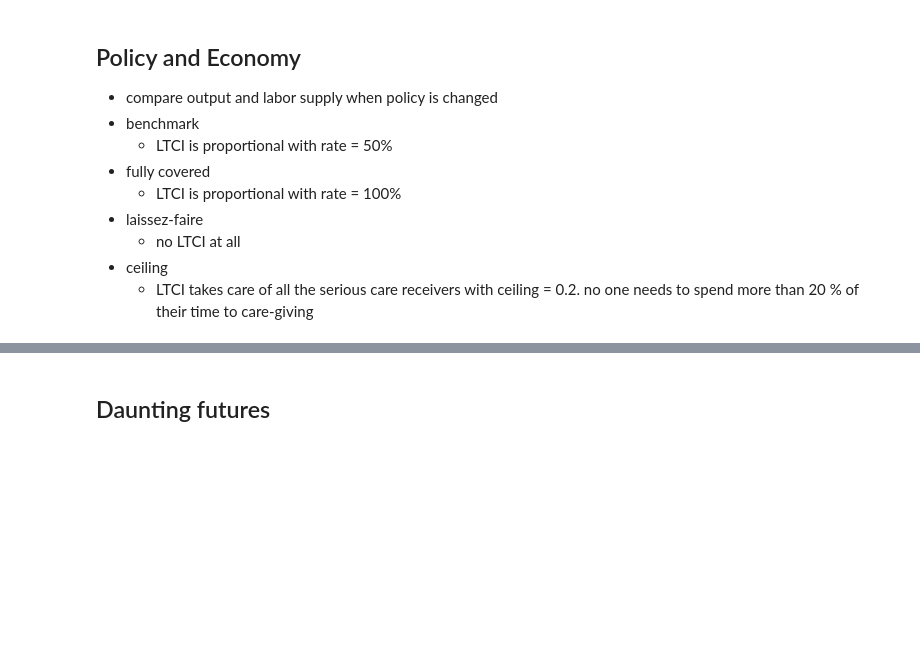
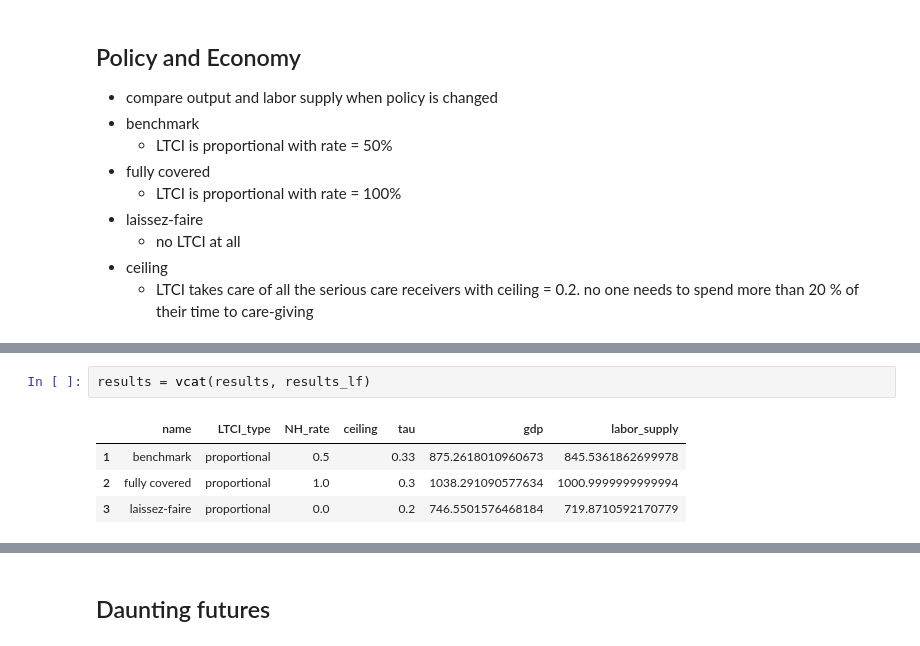
Before and after one commit to daimoriwaki/care_economy, a Jupyter notebook: care_economy_v0.2.ipynb, the cells around one changed output, grey strips where cells are left out. Drawn from its saved outputs; the diff is of its cells as text; blank space fills up the shorter version.

```diff
--- a/care_economy_v0.2.ipynb
+++ b/care_economy_v0.2.ipynb
@@ -825,0 +811,7 @@ results
+# %%
+results = vcat(results, results_lf)
+# %% [output]
+|  | name | LTCI_type | NH_rate | ceiling | tau | gdp | labor_supply |
+| 1 | benchmark | proportional | 0.5 |  | 0.33 | 875.2618010960673 | 845.5361862699978 |
+| 2 | fully covered | proportional | 1.0 |  | 0.3 | 1038.291090577634 | 1000.9999999999994 |
+| 3 | laissez-faire | proportional | 0.0 |  | 0.2 | 746.5501576468184 | 719.8710592170779 |
```
Also changed, not shown: parts of 39 cells of this notebook.
